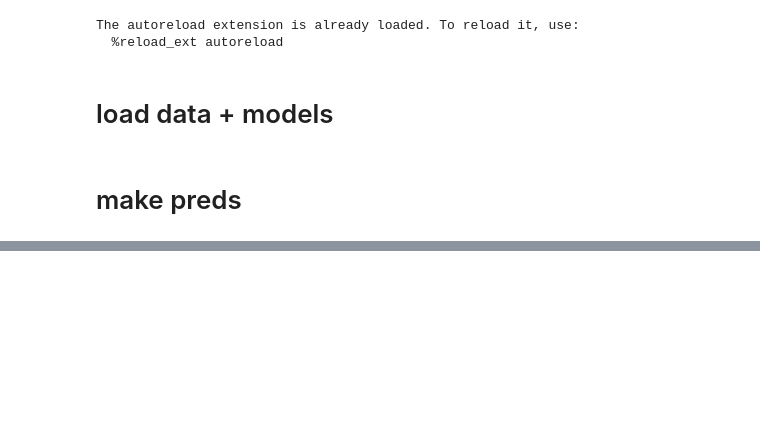
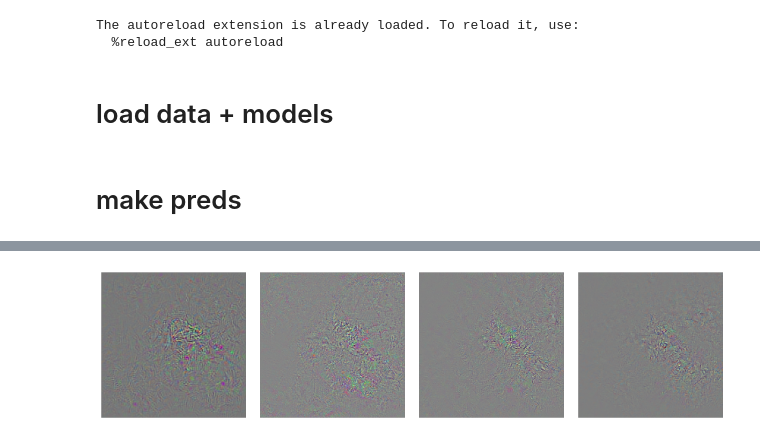
Before and after one commit to csinva/stable-interpretation, a Jupyter notebook: experiments/01_gradient_similarity.ipynb, the cells around one changed output, grey strips where cells are left out. Saved outputs shown, nothing was run; the diff lists cells and outputs as text; code cells hidden in the pictures; blank space fills up the shorter version.

Commit message:
compute and compare grads

```diff
--- a/experiments/01_gradient_similarity.ipynb
+++ b/experiments/01_gradient_similarity.ipynb
@@ -55,0 +64,21 @@ for i in tqdm(range(n)):
+# %%
+class_num = 0 # class for interpretation
+ms = [m1, m2, m3, m4]
+
+# pick an image
+idx = 0 #np.random.randint(0, 50000)
+im = dset_val[idx][0].unsqueeze(0).to(device)
+lab = dset_val[idx][1]
+
+attrs = []
+for m in ms:
+    x = deepcopy(im)
+    x.requires_grad = True         # make sure we can get grads of x
+    m(x)[0, class_num].backward() # calculate gradients
+    gradient = viz.detach(x.grad)
+#     input_times_gradient = viz.detach(x * x.grad)
+    attrs.append(gradient)
+# %%
+viz.plot_row(attrs, normalize=True)
+# %% [output]
+[figure, added]
```
Also changed, not shown: parts of 5 cells of this notebook, 9 other files.
